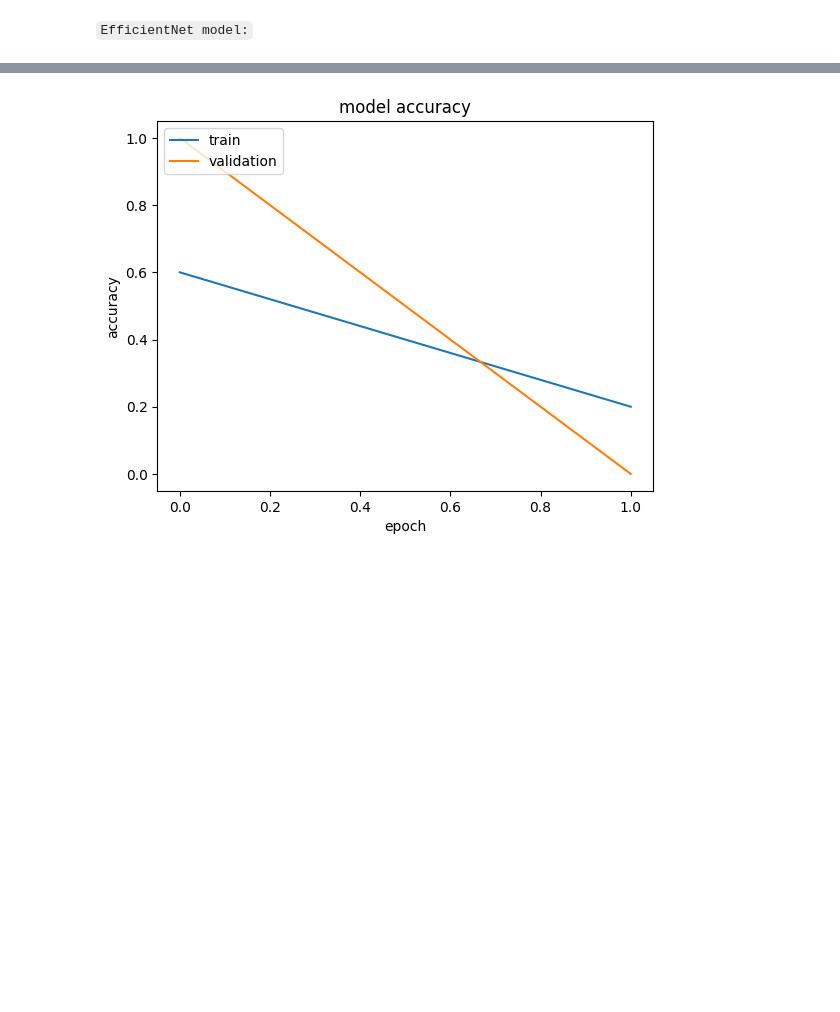
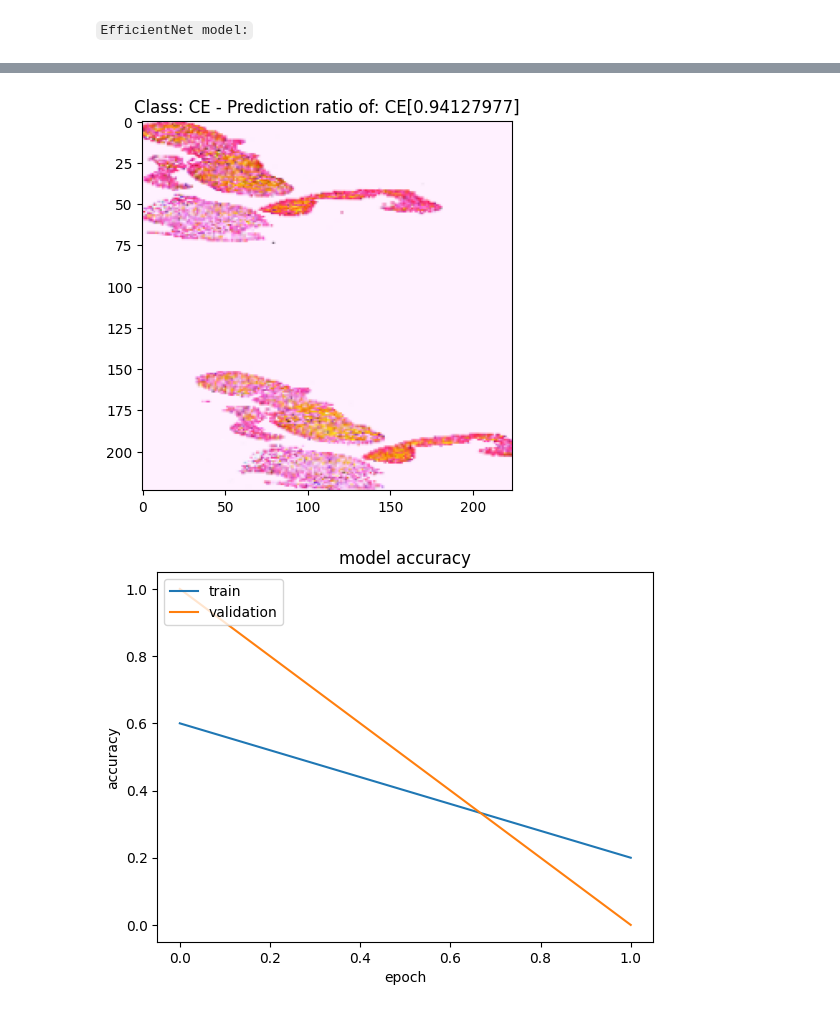
Before and after one commit to sarabenitezinglott/Final-IRONHACK-Project, a Jupyter notebook: model.ipynb, the cells around one changed output, grey strips where cells are left out. Saved outputs shown, nothing was run; the diff lists cells and outputs as text; code cells hidden in the pictures; blank space fills up the shorter version.

```diff
--- a/model.ipynb
+++ b/model.ipynb
@@ -172,4 +229,4 @@ ________________________________________________________________________________
 # %%
-hist = efficient_model.train(train_generator, test_generator, epochs=2)
+hist = efficient_model.train(train_generator, test_generator, epochs = 25)
 # %% [output]
 Epoch 1/2
@@ -178,0 +242,4 @@ Epoch 2/2
+# %%
+class_names = ["CE", "LAA"]
+efficient_model.predict_efficientNet(test_generator,class_names)
+# %% [output]
@@ -179,3 +247,4 @@ Epoch 2/2
+[figure, added]
 # %%
 def plot_hist(hist):
     plt.plot(hist.history["accuracy"])
```
Also changed, not shown: parts of 33 cells of this notebook, 6 other files.
